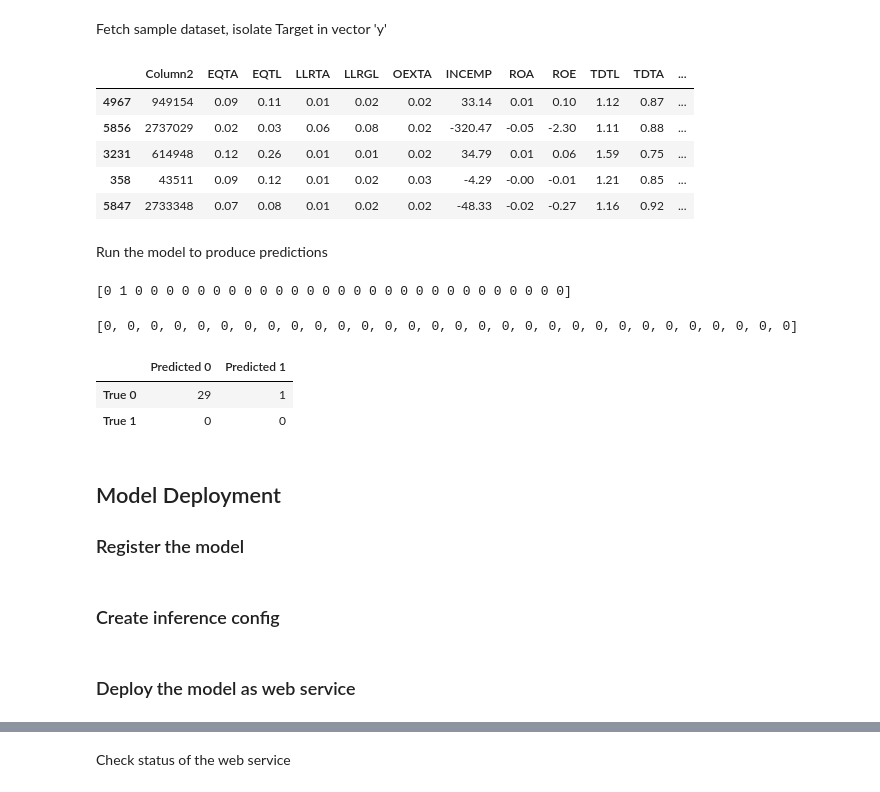
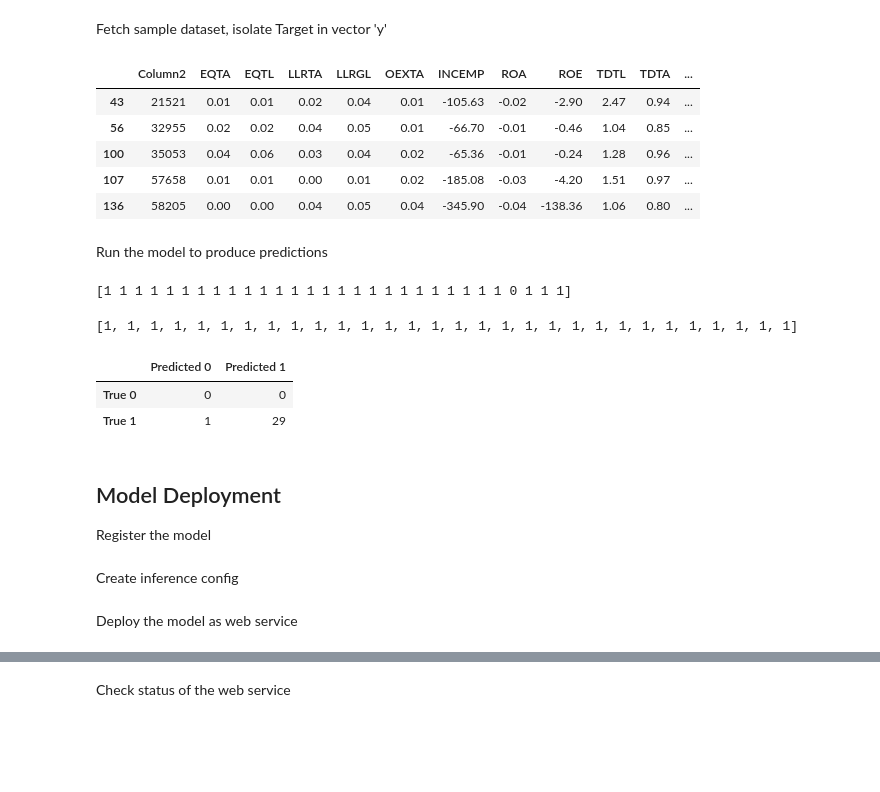
Before and after one commit to allaccountstaken/improving-risk-profile-classification, a Jupyter notebook: automl.ipynb, the cells around one changed output, grey strips where cells are left out. Cells and saved outputs as stored; diff of their text form; code cells hidden in the pictures; blank space fills up the shorter version.

```diff
--- a/automl.ipynb
+++ b/automl.ipynb
@@ -26,9 +26,10 @@ from azureml.core.webservice import AciWebservice, Webservice
 from azureml.core.model import Model
 from sklearn.metrics import confusion_matrix, matthews_corrcoef
 import matplotlib.pyplot as plt
-
+import joblib
 %matplotlib inline
 display.mpl_style ='ggplot'
+pd.set_option('use_inf_as_na', True)
 
 print("SDK version:", azureml.core.VERSION)
 # %% [output]
@@ -269,26 +263,26 @@ best_model = joblib.load('fitted_automl_model.joblib')
 # %% [markdown]
 Fetch sample dataset, isolate Target in vector 'y'
 # %%
-sample = df.loc[df['Target']==0].sample(30)
+sample = df.loc[df['Target']==1].sample(30)
 y = sample.pop('Target')
 sample.head()
 # %% [output]
 |  | Column2 | EQTA | EQTL | LLRTA | LLRGL | OEXTA | INCEMP | ROA | ROE | TDTL | TDTA | ... |
-| 4967 | 949154 | 0.09 | 0.11 | 0.01 | 0.02 | 0.02 | 33.14 | 0.01 | 0.10 | 1.12 | 0.87 | ... |
-| 5856 | 2737029 | 0.02 | 0.03 | 0.06 | 0.08 | 0.02 | -320.47 | -0.05 | -2.30 | 1.11 | 0.88 | ... |
-| 3231 | 614948 | 0.12 | 0.26 | 0.01 | 0.01 | 0.02 | 34.79 | 0.01 | 0.06 | 1.59 | 0.75 | ... |
-| 358 | 43511 | 0.09 | 0.12 | 0.01 | 0.02 | 0.03 | -4.29 | -0.00 | -0.01 | 1.21 | 0.85 | ... |
-| 5847 | 2733348 | 0.07 | 0.08 | 0.01 | 0.02 | 0.02 | -48.33 | -0.02 | -0.27 | 1.16 | 0.92 | ... |
+| 43 | 21521 | 0.01 | 0.01 | 0.02 | 0.04 | 0.01 | -105.63 | -0.02 | -2.90 | 2.47 | 0.94 | ... |
+| 56 | 32955 | 0.02 | 0.02 | 0.04 | 0.05 | 0.01 | -66.70 | -0.01 | -0.46 | 1.04 | 0.85 | ... |
+| 100 | 35053 | 0.04 | 0.06 | 0.03 | 0.04 | 0.02 | -65.36 | -0.01 | -0.24 | 1.28 | 0.96 | ... |
+| 107 | 57658 | 0.01 | 0.01 | 0.00 | 0.01 | 0.02 | -185.08 | -0.03 | -4.20 | 1.51 | 0.97 | ... |
+| 136 | 58205 | 0.00 | 0.00 | 0.04 | 0.05 | 0.04 | -345.90 | -0.04 | -138.36 | 1.06 | 0.80 | ... |
 # %% [markdown]
 Run the model to produce predictions
 # %%
 print(best_model.predict(sample))
 # %% [output]
-[0 1 0 0 0 0 0 0 0 0 0 0 0 0 0 0 0 0 0 0 0 0 0 0 0 0 0 0 0 0]
+[1 1 1 1 1 1 1 1 1 1 1 1 1 1 1 1 1 1 1 1 1 1 1 1 1 1 0 1 1 1]
 # %%
 print(list(y))
 # %% [output]
-[0, 0, 0, 0, 0, 0, 0, 0, 0, 0, 0, 0, 0, 0, 0, 0, 0, 0, 0, 0, 0, 0, 0, 0, 0, 0, 0, 0, 0, 0]
+[1, 1, 1, 1, 1, 1, 1, 1, 1, 1, 1, 1, 1, 1, 1, 1, 1, 1, 1, 1, 1, 1, 1, 1, 1, 1, 1, 1, 1, 1]
 # %%
 y_test = list(y)
 predictions = best_model.predict(sample)
@@ -297,23 +291,23 @@ pd.DataFrame(confusion_matrix(y_test, predictions), index=["True 0", "True 1"],
              columns=["Predicted 0", "Predicted 1"])
 # %% [output]
 |  | Predicted 0 | Predicted 1 |
-| True 0 | 29 | 1 |
-| True 1 | 0 | 0 |
+| True 0 | 0 | 0 |
+| True 1 | 1 | 29 |
 # %% [markdown]
 ## Model Deployment
 
-### Register the model
+Register the model
 # %%
 automl_model = remote_run.register_model(model_name='automl_model.pkl')
 # %% [markdown]
-### Create inference config
+Create inference config
 # %%
 environment = best_run.get_environment()
 entry_script='inference/scoring.py'
 best_run.download_file('outputs/scoring_file_v_1_0_0.py', entry_script)
 inference_config = InferenceConfig(entry_script = entry_script, environment = environment)
 # %% [markdown]
-### Deploy the model as web service
+Deploy the model as web service
 # %%
 deployment_config = AciWebservice.deploy_configuration(cpu_cores = 1,
                                                     memory_gb = 1,
```
Also changed, not shown: parts of 28 cells of this notebook, 20 other files.
